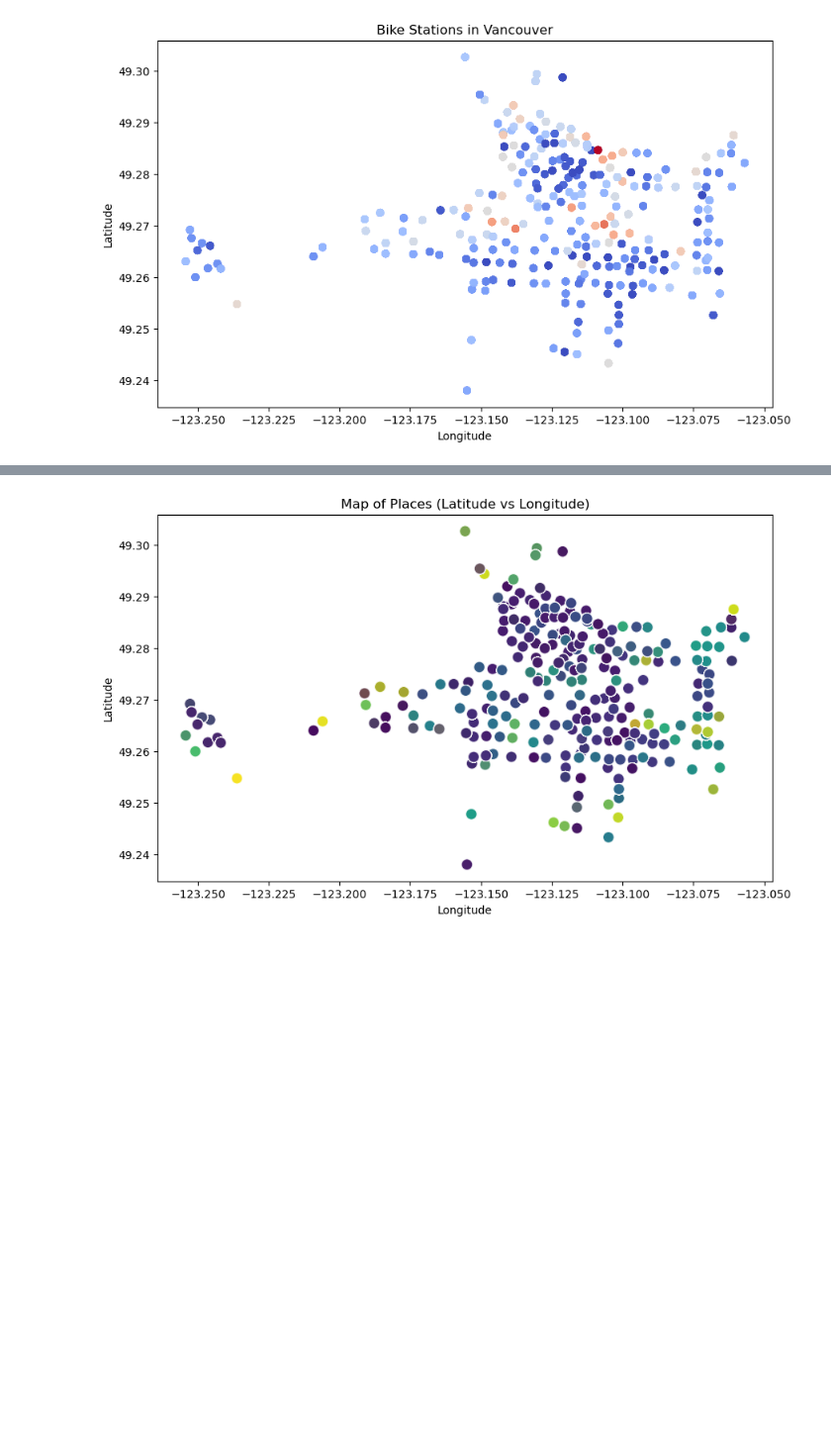
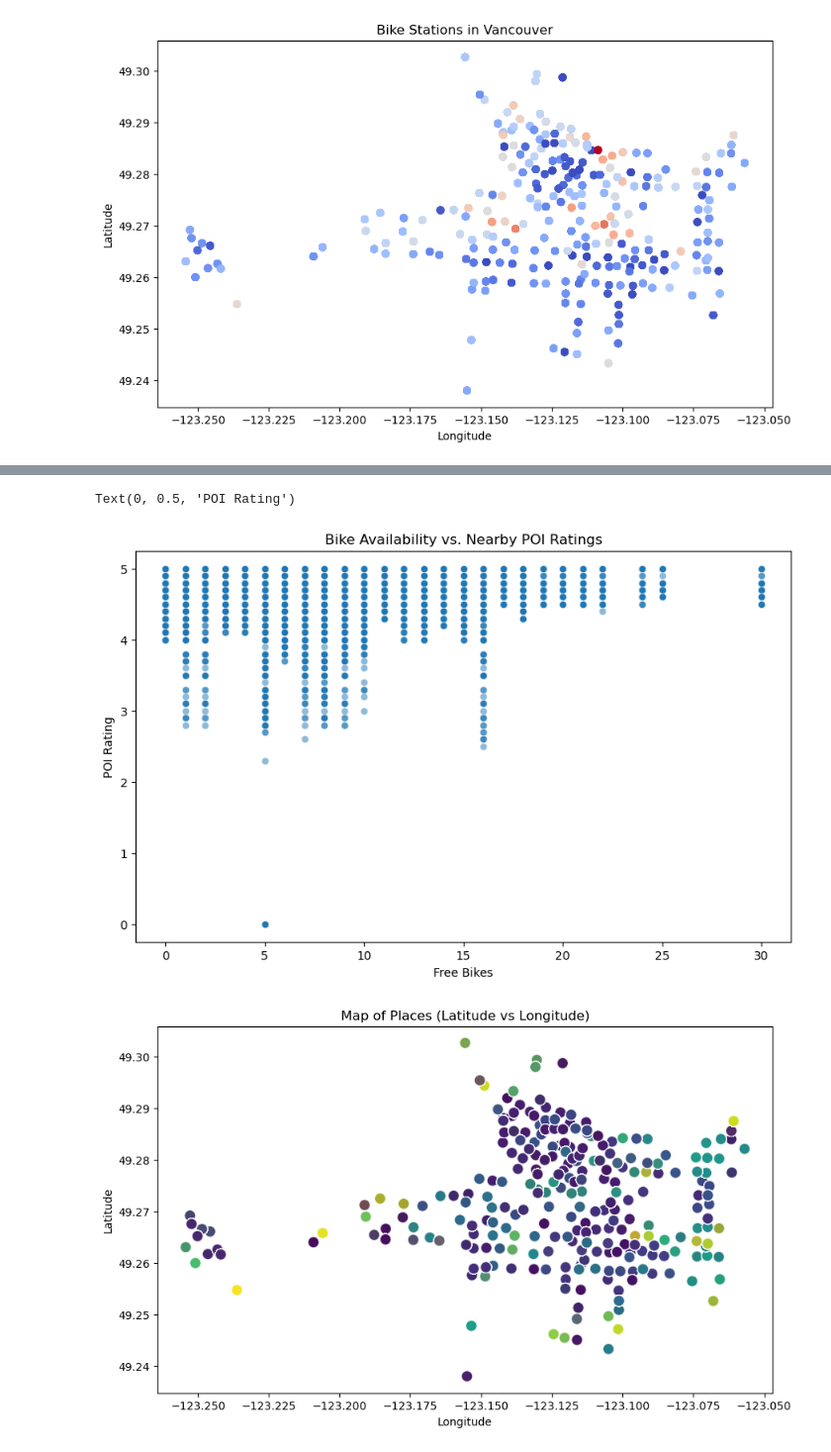
Before and after one commit to AlinaTendler/LHL-Project-2-Statistical-Modelling-with-Python, a Jupyter notebook: notebooks/3_joining_data.ipynb, the cells around one changed output, grey strips where cells are left out. Shown: that part at 99% size. Drawn from its saved outputs; the diff is of its cells as text; code cells hidden in the pictures; blank space fills up the shorter version.

```diff
--- a/notebooks/3_joining_data.ipynb
+++ b/notebooks/3_joining_data.ipynb
@@ -116,3 +125,14 @@ Text(0, 0.5, 'POI Category')
+# %%
+# Scatter Plot: Bike Availability vs. Nearby POI Ratings
+
+plt.figure(figsize=(10, 6))
+sns.scatterplot(x=citybike_yelp_df["free_bikes"], y=citybike_yelp_df["Rating"], alpha=0.5)
+plt.title("Bike Availability vs. Nearby POI Ratings")
+plt.xlabel("Free Bikes")
+plt.ylabel("POI Rating")
+# %% [output]
+Text(0, 0.5, 'POI Rating')
+[figure, added]
 # %%
 #Map of Latitude and Longitude
 
```
Also changed, not shown: parts of 3 cells of this notebook.
